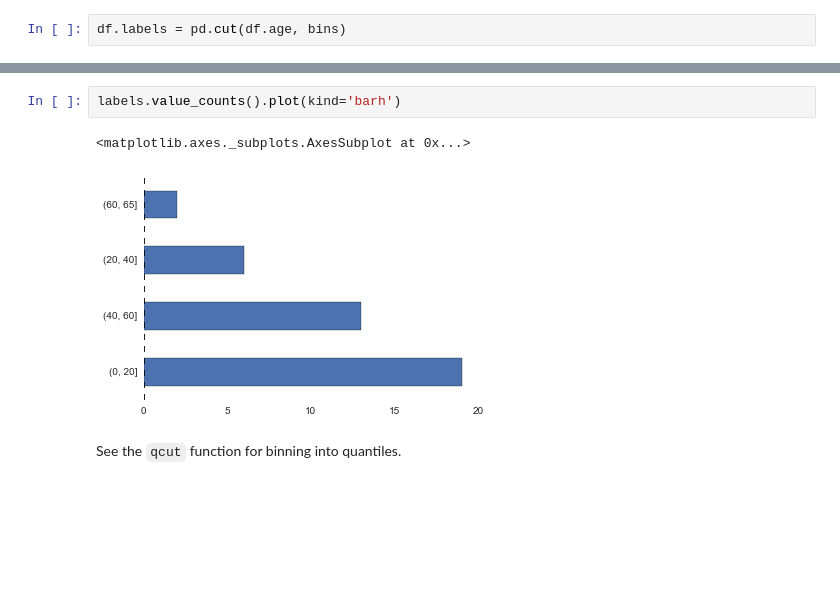
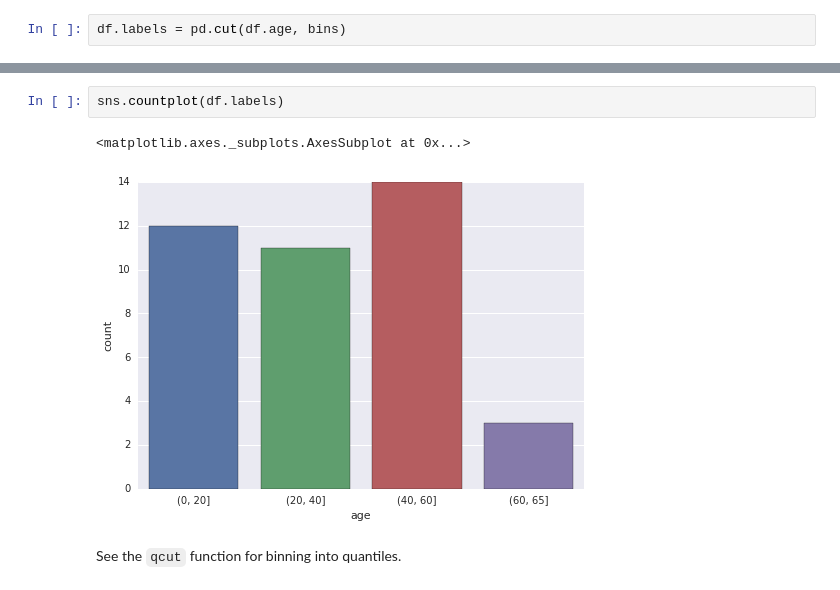
Before and after one commit to calpolydatascience/data301, a Jupyter notebook: Content/Transformation/CleanWrangle.ipynb, the cells around one changed output, grey strips where cells are left out. Saved outputs shown, nothing was run; the diff lists cells and outputs as text; blank space fills up the shorter version.

```diff
--- a/Content/Transformation/CleanWrangle.ipynb
+++ b/Content/Transformation/CleanWrangle.ipynb
@@ -248,9 +251,9 @@ df.labels.value_counts()
 dtype: int64
-# %%
-labels.value_counts().plot(kind='barh')
-# %% [output]
-<matplotlib.axes._subplots.AxesSubplot at 0x...>
-[figure, removed]
+# %%
+sns.countplot(df.labels)
+# %% [output]
+<matplotlib.axes._subplots.AxesSubplot at 0x...>
+[figure, added]
 # %% [markdown]
 See the `qcut` function for binning into quantiles.
 # %% [markdown]
```
Also changed, not shown: parts of 19 cells of this notebook, 2 other files.
